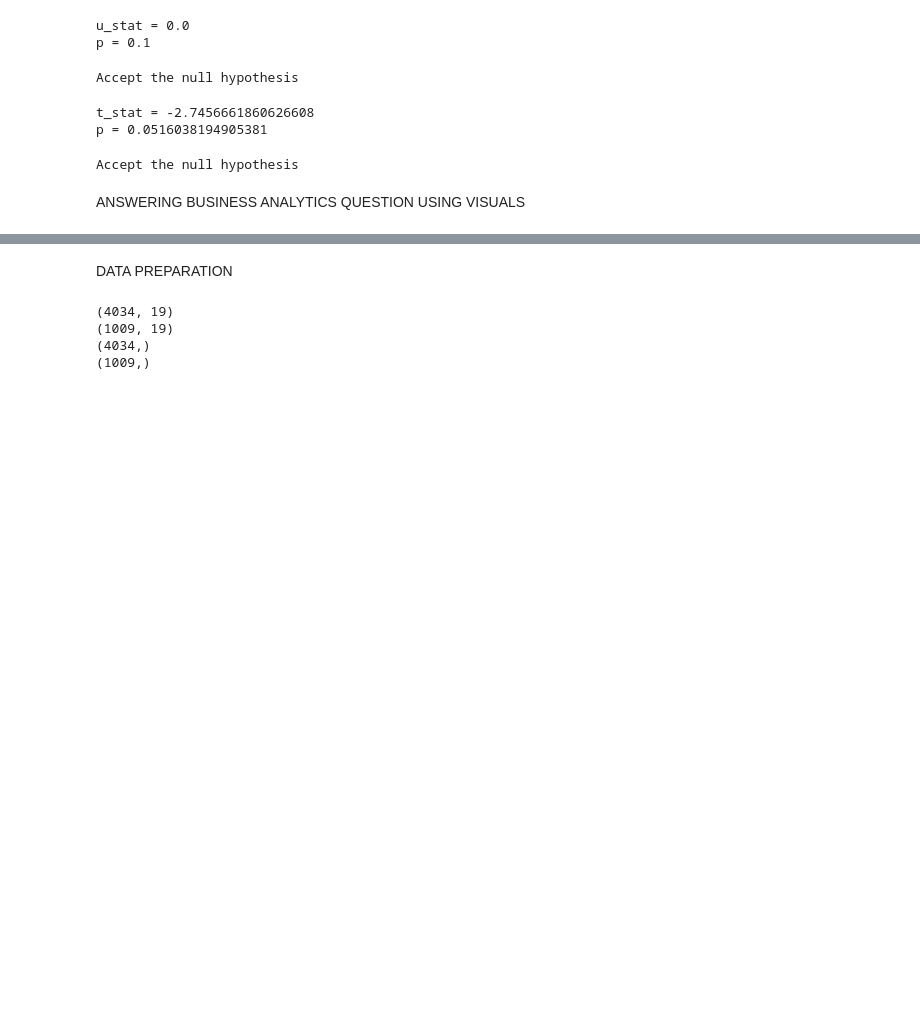
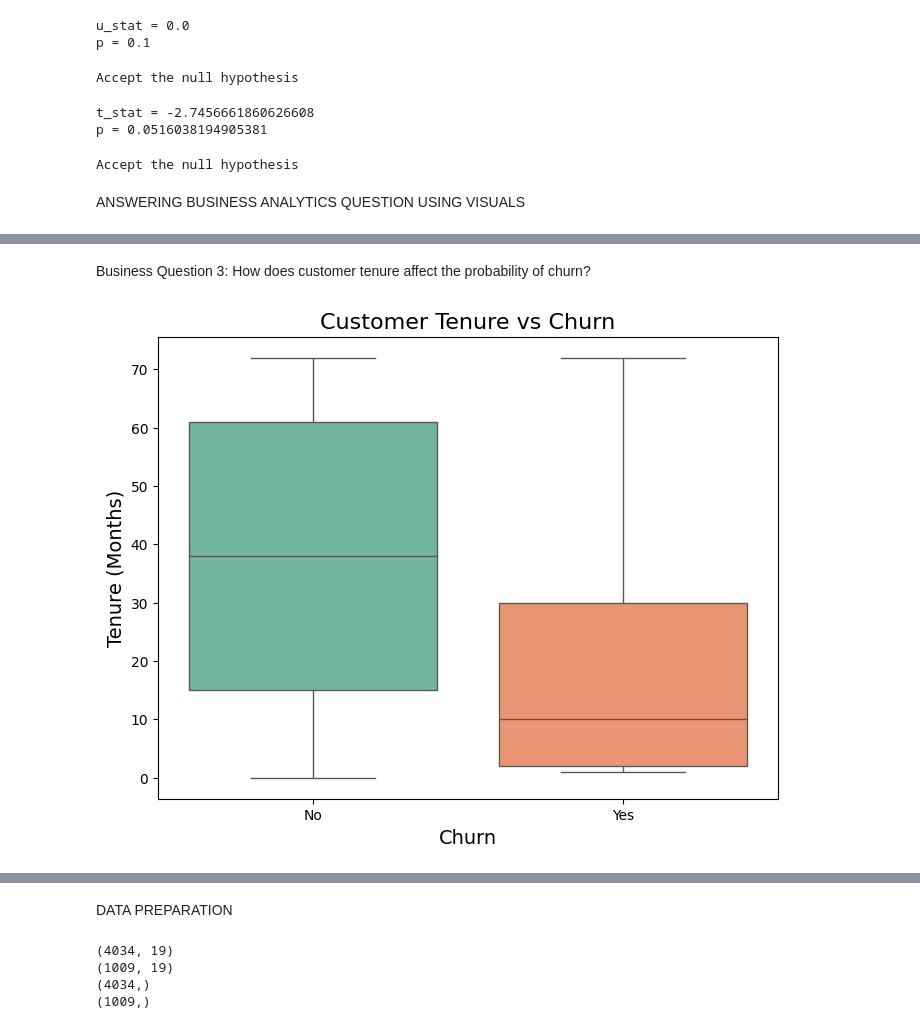
Before and after one commit to Asi9128/PHASE2_FIRST_PROJECT, a Jupyter notebook: PROJECT1_PH2.ipynb, the cells around one changed output, grey strips where cells are left out. Drawn from its saved outputs; the diff is of its cells as text; code cells hidden in the pictures; blank space fills up the shorter version.

```diff
--- a/PROJECT1_PH2.ipynb
+++ b/PROJECT1_PH2.ipynb
@@ -1175,0 +1276,16 @@ ANSWERING BUSINESS ANALYTICS QUESTION USING VISUALS
+# %% [markdown]
+Business Question 3: How does customer tenure affect the probability of churn?
+# %%
+
+# Box plot to visualize tenure against churn
+plt.figure(figsize=(8, 6))
+sns.boxplot(data=train_data, x='Churn', y='tenure', palette='Set2')
+
+# Adding title and labels
+plt.title('Customer Tenure vs Churn', fontsize=16)
+plt.xlabel('Churn', fontsize=14)
+plt.ylabel('Tenure (Months)', fontsize=14)
+
+plt.show()
+# %% [output]
+[figure, added]
```
Also changed, not shown: parts of 13 cells of this notebook.
